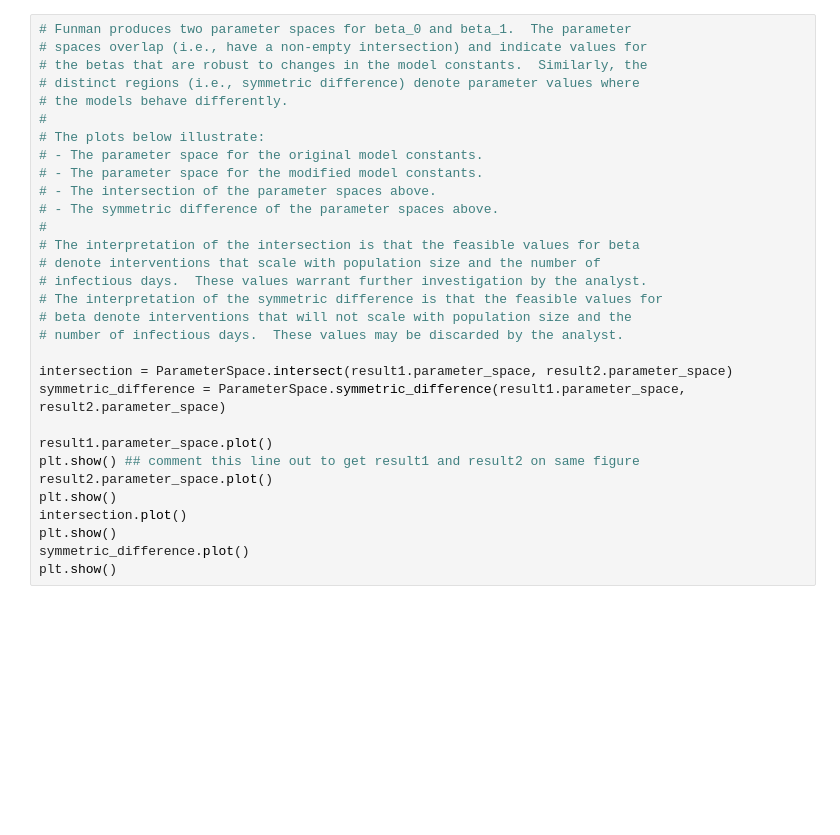
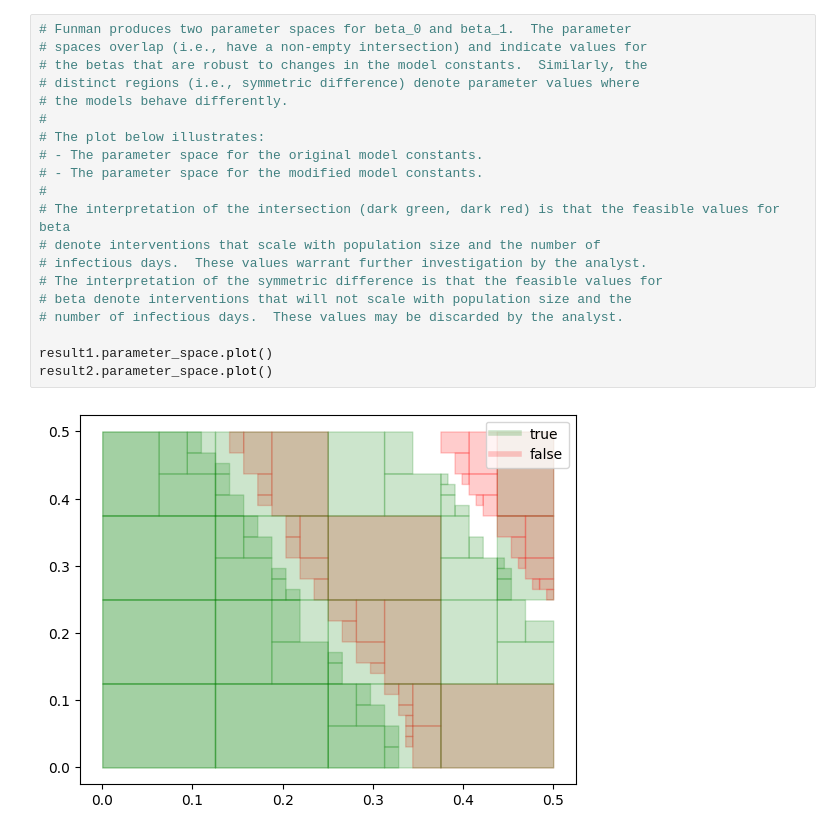
Before and after one commit to ml4ai/funman, a Jupyter notebook: notebooks/chime_param_synth_demo.ipynb, the cells around one changed output. Saved outputs shown, nothing was run; the diff lists cells and outputs as text; blank space fills up the shorter version.

```diff
--- a/notebooks/chime_param_synth_demo.ipynb
+++ b/notebooks/chime_param_synth_demo.ipynb
@@ -95,31 +86,22 @@ result2.parameter_space.plot()
 # %%
 # Funman produces two parameter spaces for beta_0 and beta_1.  The parameter
 # spaces overlap (i.e., have a non-empty intersection) and indicate values for
 # the betas that are robust to changes in the model constants.  Similarly, the
 # distinct regions (i.e., symmetric difference) denote parameter values where
 # the models behave differently.
 #
-# The plots below illustrate:
+# The plot below illustrates:
 # - The parameter space for the original model constants.
 # - The parameter space for the modified model constants.
-# - The intersection of the parameter spaces above.
-# - The symmetric difference of the parameter spaces above.
 #
-# The interpretation of the intersection is that the feasible values for beta
+# The interpretation of the intersection (dark green, dark red) is that the feasible values for beta
 # denote interventions that scale with population size and the number of
 # infectious days.  These values warrant further investigation by the analyst.
 # The interpretation of the symmetric difference is that the feasible values for
 # beta denote interventions that will not scale with population size and the
 # number of infectious days.  These values may be discarded by the analyst.
 
-intersection = ParameterSpace.intersect(result1.parameter_space, result2.parameter_space)
-symmetric_difference = ParameterSpace.symmetric_difference(result1.parameter_space, result2.parameter_space)
-
 result1.parameter_space.plot()
-plt.show() ## comment this line out to get result1 and result2 on same figure
 result2.parameter_space.plot()
-plt.show()
-intersection.plot()
-plt.show()
-symmetric_difference.plot()
-plt.show()
+# %% [output]
+[figure, added]
```
Also changed, not shown: parts of 4 cells of this notebook, 3 other files.
